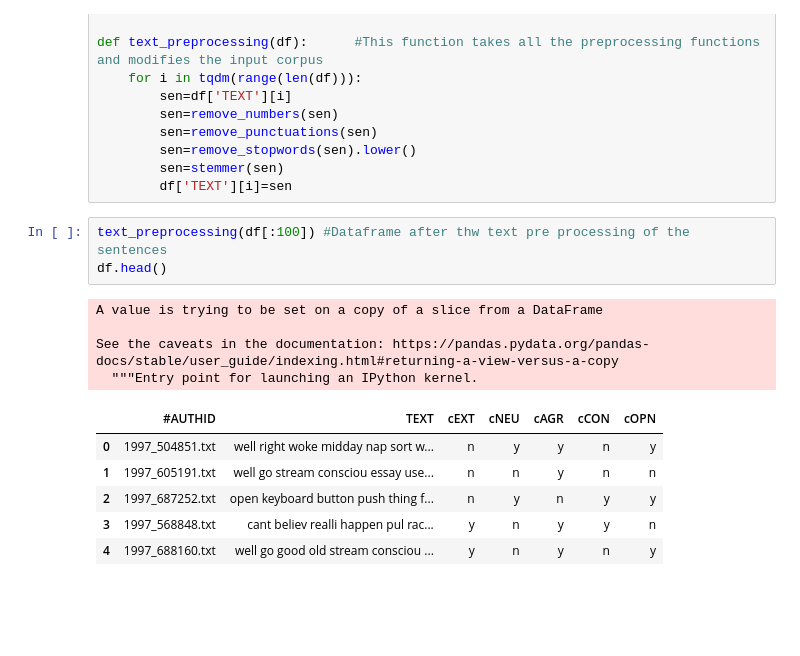
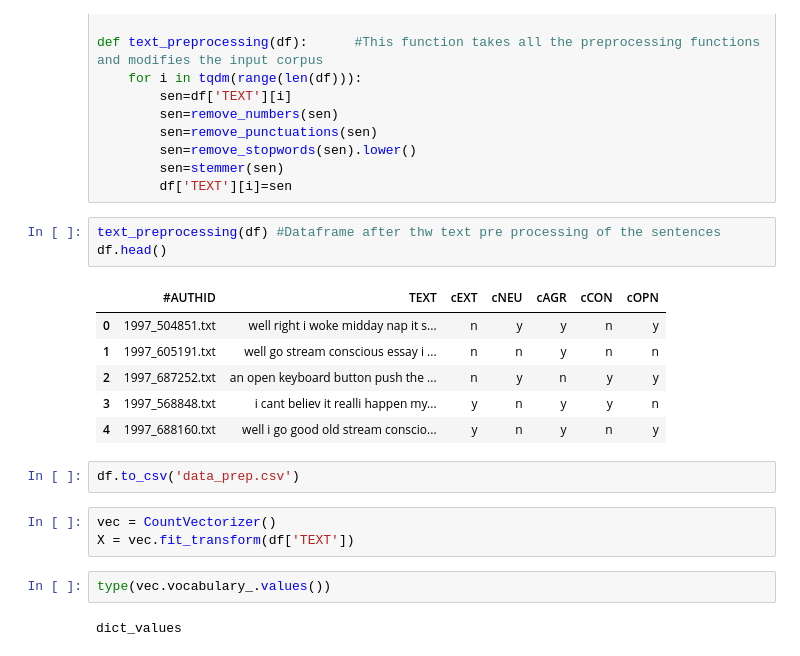
Before and after one commit to apprenticearnab/ReinforceBots, a Jupyter notebook: data_prep.ipynb, the cells around one changed output. Cells and saved outputs as stored; diff of their text form; blank space fills up the shorter version.

Commit message:
Vocabulary and processes data added

```diff
--- a/data_prep.ipynb
+++ b/data_prep.ipynb
@@ -70,16 +70,21 @@ def text_preprocessing(df):      #This function takes all the preprocessing func
         sen=stemmer(sen)
         df['TEXT'][i]=sen
 # %%
-text_preprocessing(df[:100]) #Dataframe after thw text pre processing of the sentences
+text_preprocessing(df) #Dataframe after thw text pre processing of the sentences
 df.head()
 # %% [output]
-A value is trying to be set on a copy of a slice from a DataFrame
-
-See the caveats in the documentation: https://pandas.pydata.org/pandas-docs/stable/user_guide/indexing.html#returning-a-view-versus-a-copy
-  """Entry point for launching an IPython kernel.
 |  | #AUTHID | TEXT | cEXT | cNEU | cAGR | cCON | cOPN |
-| 0 | 1997_504851.txt | well right woke midday nap sort w... | n | y | y | n | y |
-| 1 | 1997_605191.txt | well go stream consciou essay use... | n | n | y | n | n |
-| 2 | 1997_687252.txt | open keyboard button push thing f... | n | y | n | y | y |
-| 3 | 1997_568848.txt | cant believ realli happen pul rac... | y | n | y | y | n |
-| 4 | 1997_688160.txt | well go good old stream consciou ... | y | n | y | n | y |
+| 0 | 1997_504851.txt | well right i woke midday nap it s... | n | y | y | n | y |
+| 1 | 1997_605191.txt | well go stream conscious essay i ... | n | n | y | n | n |
+| 2 | 1997_687252.txt | an open keyboard button push the ... | n | y | n | y | y |
+| 3 | 1997_568848.txt | i cant believ it realli happen my... | y | n | y | y | n |
+| 4 | 1997_688160.txt | well i go good old stream conscio... | y | n | y | n | y |
+# %%
+df.to_csv('data_prep.csv')
+# %%
+vec = CountVectorizer()
+X = vec.fit_transform(df['TEXT'])
+# %%
+type(vec.vocabulary_.values())
+# %% [output]
+dict_values
```
Also changed, not shown: parts of 3 cells of this notebook, 2 other files.
